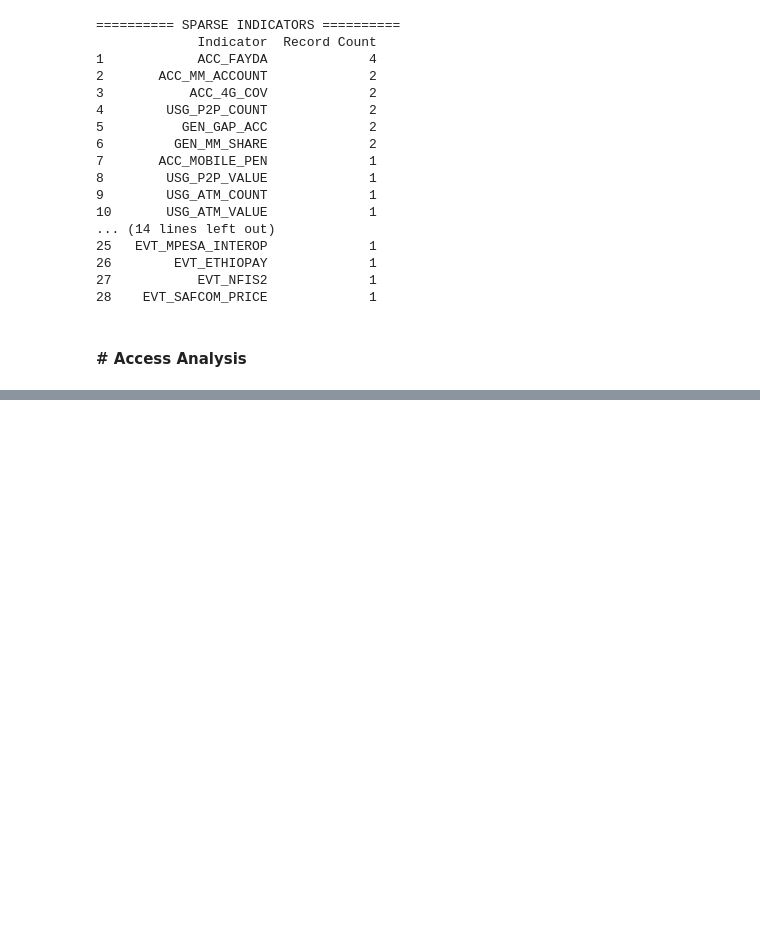
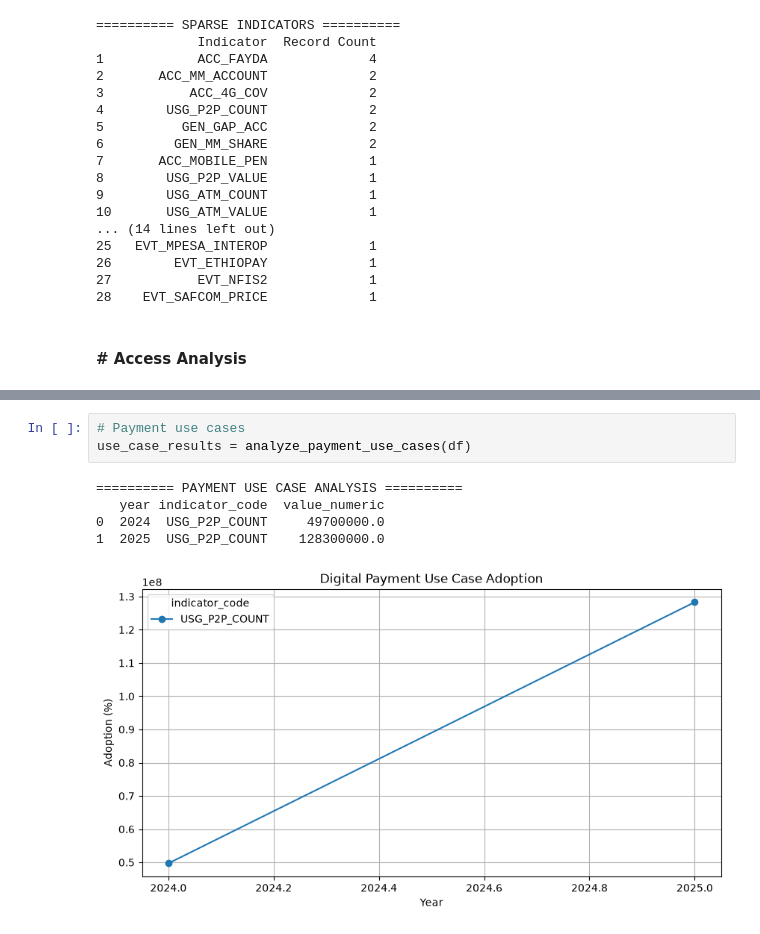
Before and after one commit to AyantuGeremew/ethiopia_fi_forecast, a Jupyter notebook: notebooks/main.ipynb, the cells around one changed output, grey strips where cells are left out. Cells and saved outputs as stored; diff of their text form; blank space fills up the shorter version.

```diff
--- a/notebooks/main.ipynb
+++ b/notebooks/main.ipynb
@@ -671,0 +748,9 @@ sparse = identify_sparse_indicators(df, threshold=5)
+# %%
+# Payment use cases
+use_case_results = analyze_payment_use_cases(df)
+# %% [output]
+========== PAYMENT USE CASE ANALYSIS ==========
+   year indicator_code  value_numeric
+0  2024  USG_P2P_COUNT     49700000.0
+1  2025  USG_P2P_COUNT    128300000.0
+[figure, added]
```
Also changed, not shown: parts of 45 cells of this notebook, 4 other files.
